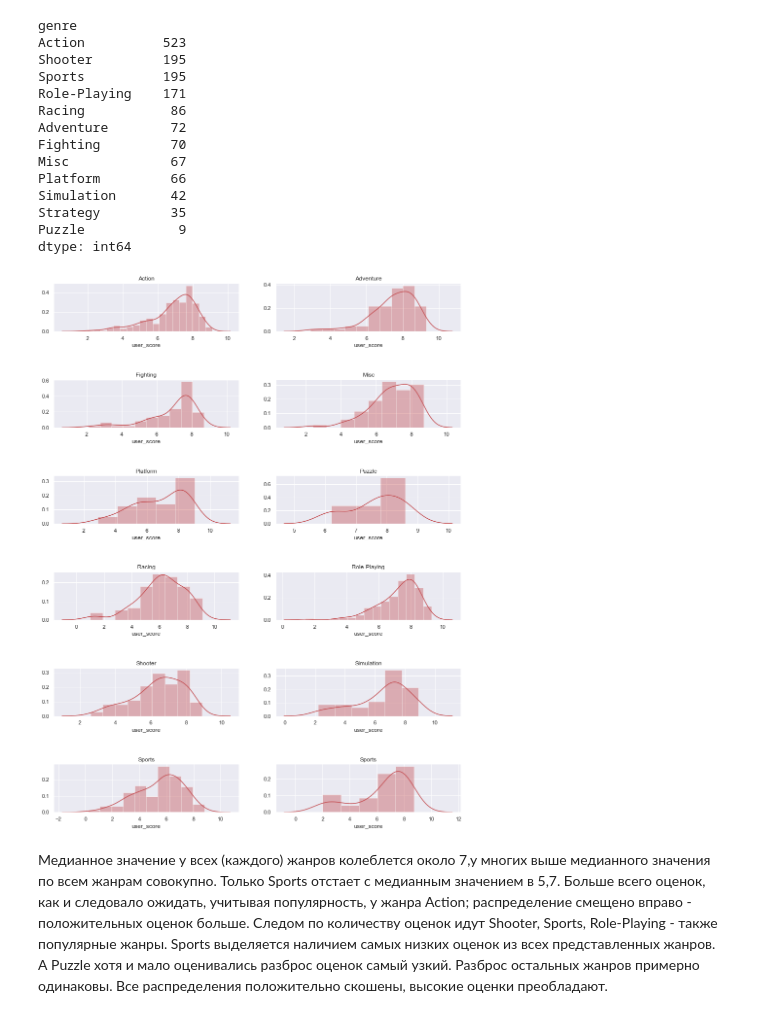
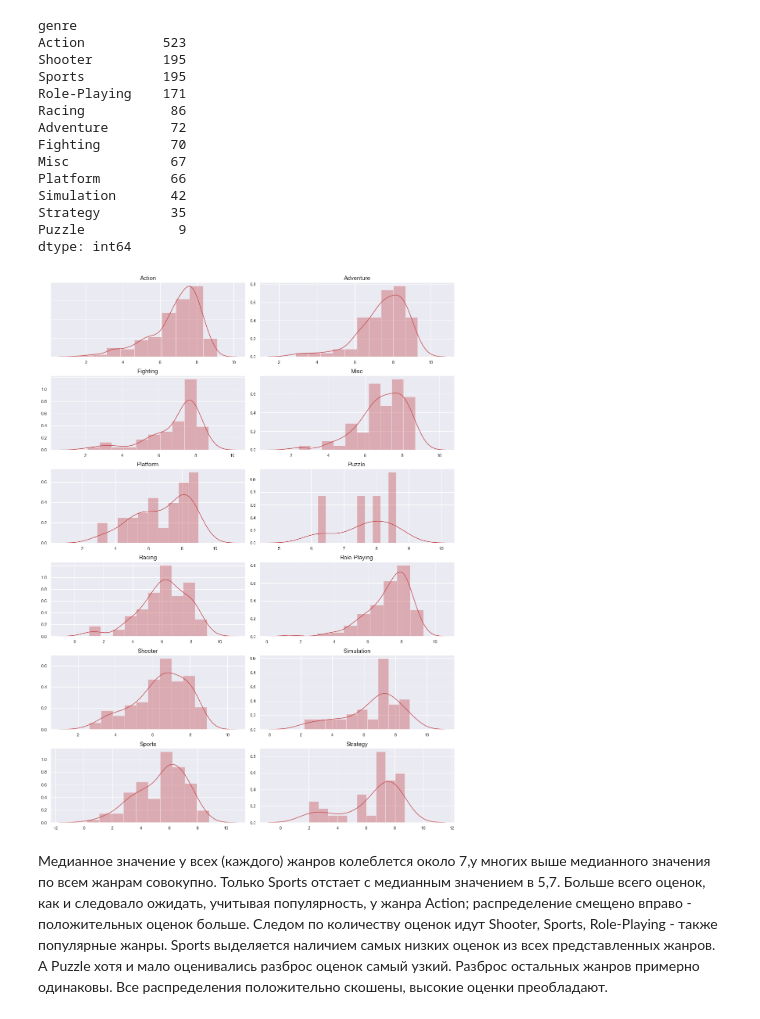
Before and after one commit to OxFed/Pr_1, a Jupyter notebook: Проект.ipynb, the cells around one changed output. Saved outputs shown, nothing was run; the diff lists cells and outputs as text; code cells hidden in the pictures.

```diff
--- a/Проект.ipynb
+++ b/Проект.ipynb
@@ -1051,42 +1053,30 @@ Simulation       42
 Strategy         35
 Puzzle            9
 dtype: int64
-# %%
-#Выведем графики распределения
-rows = 6
-cols = 2
-fig, axes = plt.subplots(rows, cols, figsize=(15,20))
-
-
-ax1=sns.distplot(genre_us_score.query('genre == "Action"').user_score, ax = axes[0,0],color="r")
-ax2=sns.distplot(genre_us_score.query('genre == "Adventure"').user_score,ax = axes[0,1],color="r")
-ax3=sns.distplot(genre_us_score.query('genre == "Fighting"').user_score,ax = axes[1,0],color="r")
-ax4=sns.distplot(genre_us_score.query('genre == "Misc"').user_score,ax = axes[1,1],color="r")
-ax5=sns.distplot(genre_us_score.query('genre == "Platform"').user_score,ax = axes[2,0],color="r")
-ax6=sns.distplot(genre_us_score.query('genre == "Puzzle"').user_score,ax = axes[2,1],color="r")
-ax7=sns.distplot(genre_us_score.query('genre == "Racing"').user_score, ax = axes[3,0],color="r")
-ax8=sns.distplot(genre_us_score.query('genre == "Role-Playing"').user_score, ax = axes[3,1],color="r")
-ax9=sns.distplot(genre_us_score.query('genre == "Shooter"').user_score, ax = axes[4,0],color="r")
-ax10=sns.distplot(genre_us_score.query('genre == "Simulation"').user_score, ax = axes[4,1],color="r")
-ax11=sns.distplot(genre_us_score.query('genre == "Sports"').user_score, ax = axes[5,0],color="r")
-ax12=sns.distplot(genre_us_score.query('genre == "Strategy"').user_score, ax = axes[5,1],color="r")
-
-
-ax1.title.set_text('Action')
-ax2.title.set_text('Adventure')
-ax3.title.set_text('Fighting')
-ax4.title.set_text('Misc')
-ax5.title.set_text('Platform')
-ax6.title.set_text('Puzzle')
-ax7.title.set_text('Racing')
-ax8.title.set_text('Role-Playing')
-ax9.title.set_text('Shooter')
-ax10.title.set_text('Simulation')
-ax11.title.set_text('Sports')
-ax12.title.set_text('Sports')
-plt.subplots_adjust(wspace=0.2, hspace=1)
-# %% [output]
-[figure, removed]
+# %%
+#Выведем графики распределения
+
+top_genres = ['Action','Adventure','Fighting','Misc','Platform','Puzzle','Racing', \
+         'Role-Playing','Shooter','Simulation','Sports','Strategy']
+
+rows = 6
+cols = 2
+fig, axes = plt.subplots(rows, cols, figsize=(15,20))
+count = 0
+for r in range(rows):
+    for c in range(cols):
+        curr_genre = top_genres[count]
+        df_prep_us = games[(games['genre'] == curr_genre) & (games['user_score'] > 0)].copy()
+
+        df_filtered_us = df_prep_us[['user_score']]
+        sns.set(font_scale=1.2)
+        ax = sns.distplot(df_filtered_us, ax=axes[r,c], color="r", bins=10)
+        ax.set_title(curr_genre, fontsize=15)
+        ax.set_yticklabels(ax.get_yticklabels(), rotation=0)
+        plt.tight_layout(pad=0.8)
+        count += 1
+# %% [output]
+[figure, added]
 # %% [markdown]
 Медианное значение у всех (каждого) жанров колеблется около 7,у многих выше медианного значения по всем жанрам совокупно. Только Sports отстает с медианным значением в 5,7. Больше всего оценок, как и следовало ожидать, учитывая популярность, у жанра Action; распределение смещено вправо - положительных оценок больше. Следом по количеству оценок идут Shooter, Sports, Role-Playing - также популярные жанры. Sports выделяется наличием самых низких оценок из всех представленных жанров. А Puzzle хотя и мало оценивались разброс оценок самый узкий. Разброс остальных жанров примерно одинаковы. Все распределения положительно скошены, высокие оценки преобладают.
 # %% [markdown]
```
Also changed, not shown: parts of 35 cells of this notebook.
